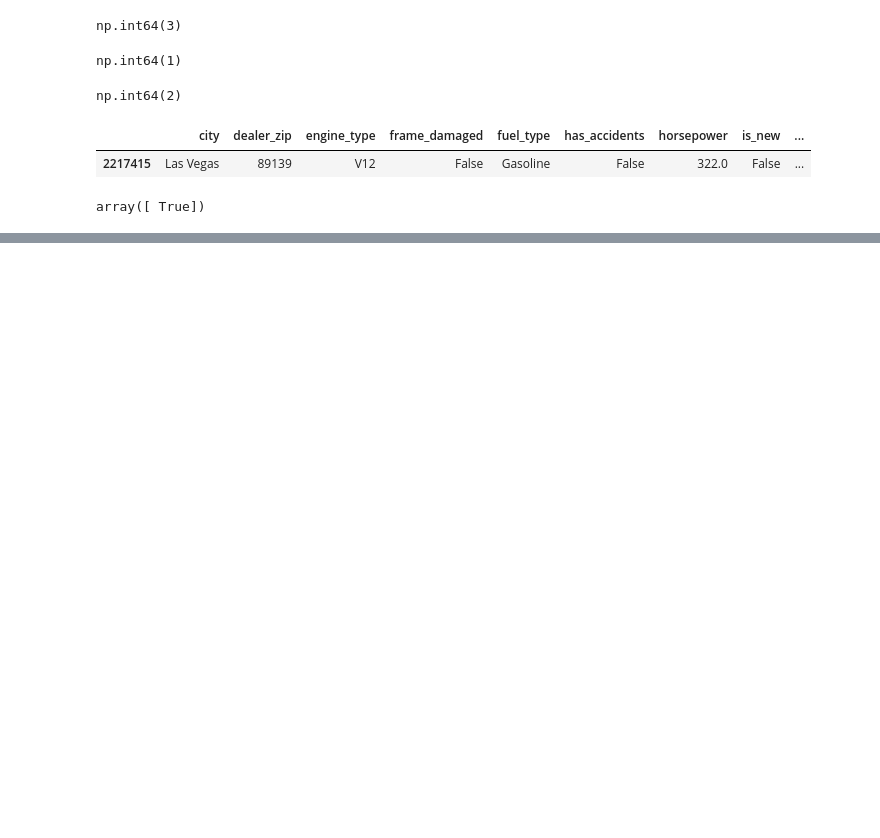
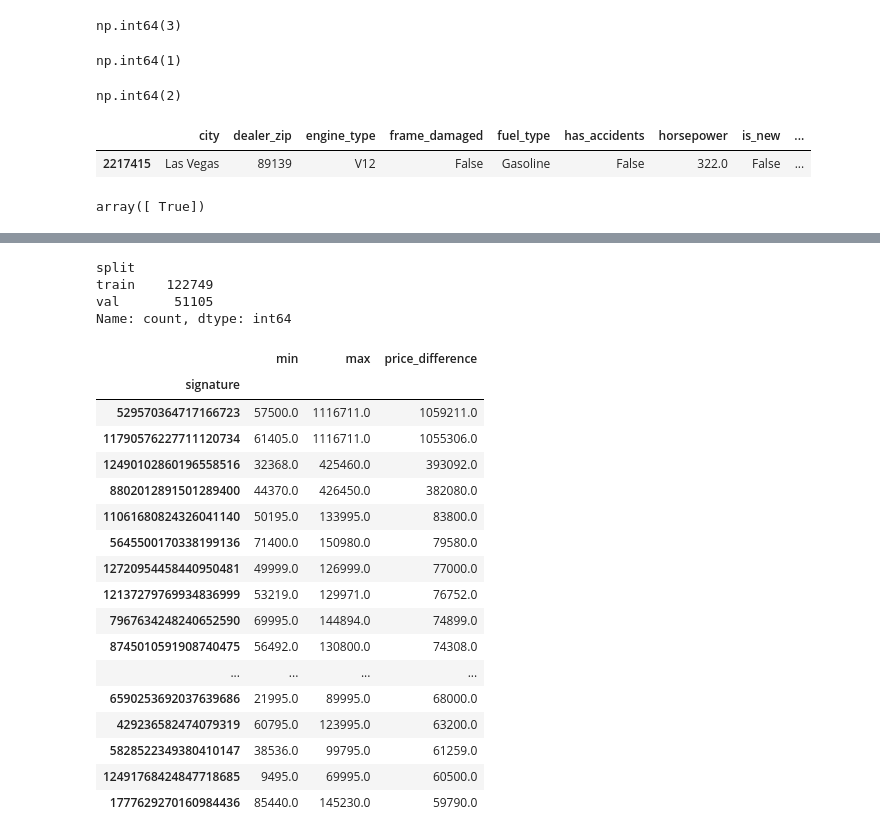
Before and after one commit to CaseyKiiza2026/vehicle-valuation-platform, a Jupyter notebook: notebooks/feature_engineering.ipynb, the cells around one changed output, grey strips where cells are left out. Saved outputs shown, nothing was run; the diff lists cells and outputs as text; code cells hidden in the pictures; blank space fills up the shorter version.

```diff
--- a/notebooks/feature_engineering.ipynb
+++ b/notebooks/feature_engineering.ipynb
@@ -3591,0 +3665,41 @@ array([ True])
+# %%
+dup_con = duplicate_check["signature"].isin(conflicting_groups.index)
+# %%
+affected_rows = duplicate_check.loc[dup_con]
+# %%
+affected_rows["split"].value_counts()
+# %% [output]
+split
+train    122749
+val       51105
+Name: count, dtype: int64
+# %%
+price_disagreement = affected_rows.groupby("signature")["price"].agg(["min", "max"])
+# %%
+price_disagreement["price_difference"] = (
+    price_disagreement["max"] - price_disagreement["min"]
+)
+# %%
+price_disagreement.sort_values(
+    "price_difference",
+    ascending=False
+).head(20)
+# %% [output]
+|  | min | max | price_difference |
+| signature |  |  |  |
+| 529570364717166723 | 57500.0 | 1116711.0 | 1059211.0 |
+| 11790576227711120734 | 61405.0 | 1116711.0 | 1055306.0 |
+| 12490102860196558516 | 32368.0 | 425460.0 | 393092.0 |
+| 8802012891501289400 | 44370.0 | 426450.0 | 382080.0 |
+| 11061680824326041140 | 50195.0 | 133995.0 | 83800.0 |
+| 5645500170338199136 | 71400.0 | 150980.0 | 79580.0 |
+| 12720954458440950481 | 49999.0 | 126999.0 | 77000.0 |
+| 12137279769934836999 | 53219.0 | 129971.0 | 76752.0 |
+| 7967634248240652590 | 69995.0 | 144894.0 | 74899.0 |
+| 8745010591908740475 | 56492.0 | 130800.0 | 74308.0 |
+| ... | ... | ... | ... |
+| 6590253692037639686 | 21995.0 | 89995.0 | 68000.0 |
+| 429236582474079319 | 60795.0 | 123995.0 | 63200.0 |
+| 5828522349380410147 | 38536.0 | 99795.0 | 61259.0 |
+| 12491768424847718685 | 9495.0 | 69995.0 | 60500.0 |
+| 1777629270160984436 | 85440.0 | 145230.0 | 59790.0 |
```
Also changed, not shown: parts of 12 cells of this notebook.
